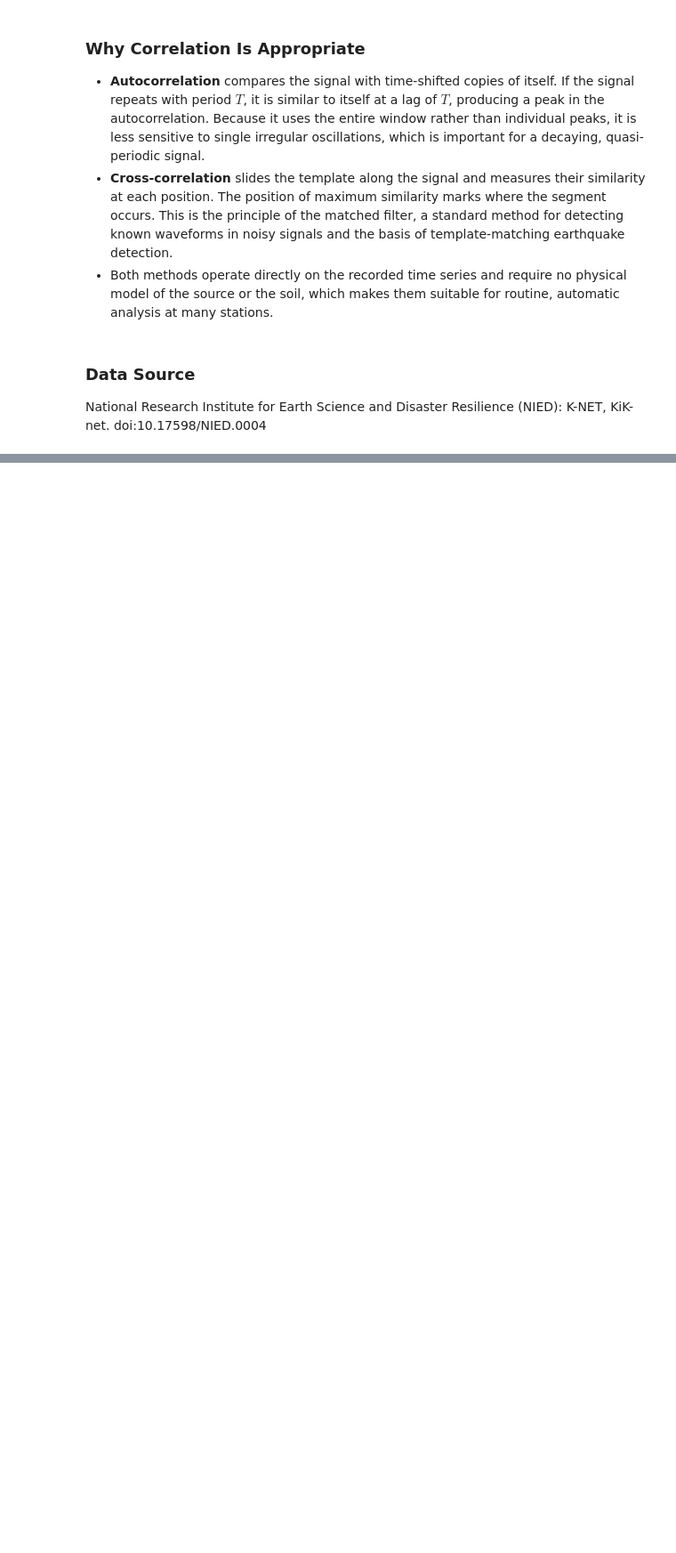
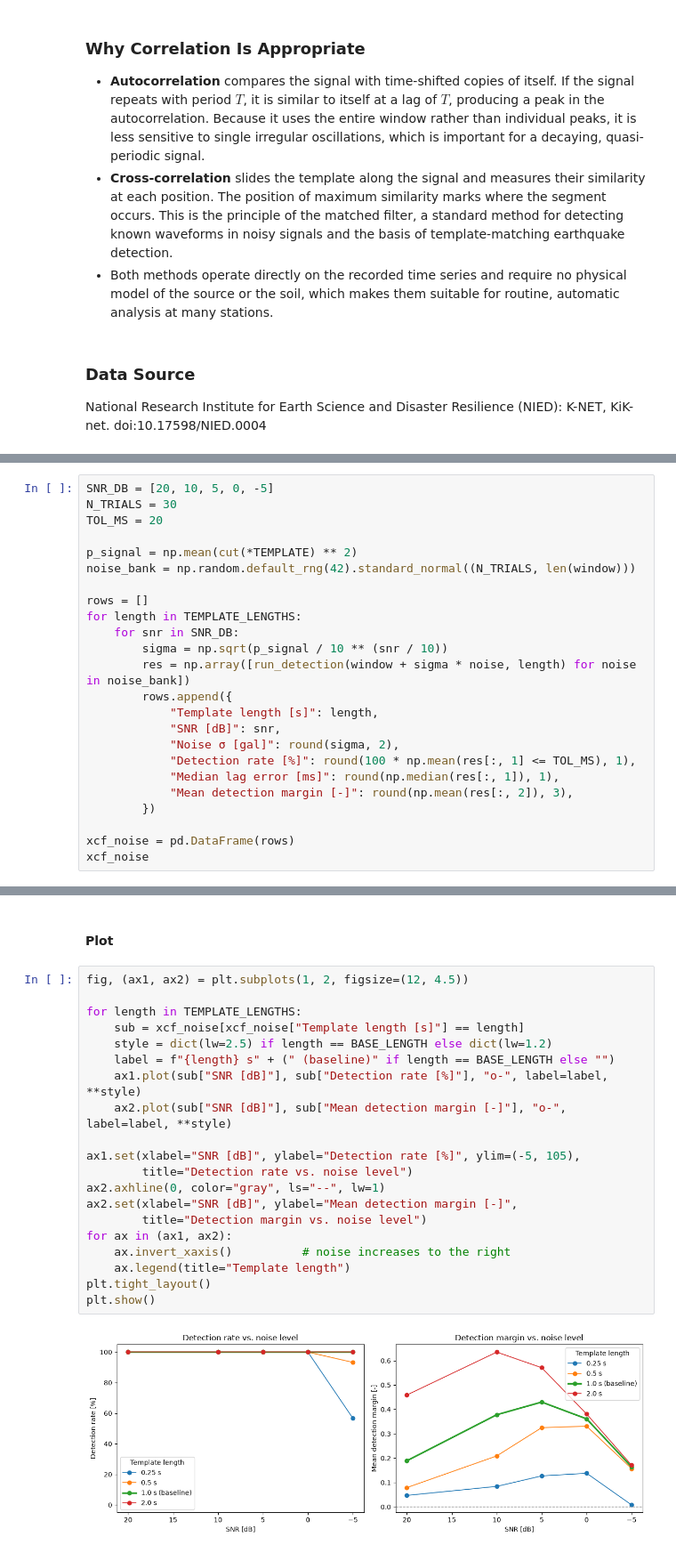
Before and after one commit to mischhart-bsc/gbsv_mc1, a Jupyter notebook: 02_correlation.ipynb, the cells around one changed output, grey strips where cells are left out. Shown at 89% size. Saved outputs shown, nothing was run; the diff lists cells and outputs as text; blank space fills up the shorter version.

```diff
--- a/02_correlation.ipynb
+++ b/02_correlation.ipynb
@@ -80,0 +408,24 @@ National Research Institute for Earth Science and Disaster Resilience (NIED): K-
+# %%
+SNR_DB = [20, 10, 5, 0, -5]
+N_TRIALS = 30
+TOL_MS = 20
+
+p_signal = np.mean(cut(*TEMPLATE) ** 2)
+noise_bank = np.random.default_rng(42).standard_normal((N_TRIALS, len(window)))
+
+rows = []
+for length in TEMPLATE_LENGTHS:
+    for snr in SNR_DB:
+        sigma = np.sqrt(p_signal / 10 ** (snr / 10))
+        res = np.array([run_detection(window + sigma * noise, length) for noise in noise_bank])
+        rows.append({
+            "Template length [s]": length,
+            "SNR [dB]": snr,
+            "Noise σ [gal]": round(sigma, 2),
+            "Detection rate [%]": round(100 * np.mean(res[:, 1] <= TOL_MS), 1),
+            "Median lag error [ms]": round(np.median(res[:, 1]), 1),
+            "Mean detection margin [-]": round(np.mean(res[:, 2]), 3),
+        })
+
+xcf_noise = pd.DataFrame(rows)
+xcf_noise
@@ -80,0 +450,24 @@ National Research Institute for Earth Science and Disaster Resilience (NIED): K-
+# %% [markdown]
+#### Plot
+# %%
+fig, (ax1, ax2) = plt.subplots(1, 2, figsize=(12, 4.5))
+
+for length in TEMPLATE_LENGTHS:
+    sub = xcf_noise[xcf_noise["Template length [s]"] == length]
+    style = dict(lw=2.5) if length == BASE_LENGTH else dict(lw=1.2)
+    label = f"{length} s" + (" (baseline)" if length == BASE_LENGTH else "")
+    ax1.plot(sub["SNR [dB]"], sub["Detection rate [%]"], "o-", label=label, **style)
+    ax2.plot(sub["SNR [dB]"], sub["Mean detection margin [-]"], "o-", label=label, **style)
+
+ax1.set(xlabel="SNR [dB]", ylabel="Detection rate [%]", ylim=(-5, 105),
+        title="Detection rate vs. noise level")
+ax2.axhline(0, color="gray", ls="--", lw=1)
+ax2.set(xlabel="SNR [dB]", ylabel="Mean detection margin [-]",
+        title="Detection margin vs. noise level")
+for ax in (ax1, ax2):
+    ax.invert_xaxis()          # noise increases to the right
+    ax.legend(title="Template length")
+plt.tight_layout()
+plt.show()
+# %% [output]
+[figure, added]
```
Also changed, not shown: parts of 33 cells of this notebook, 1 other file.
